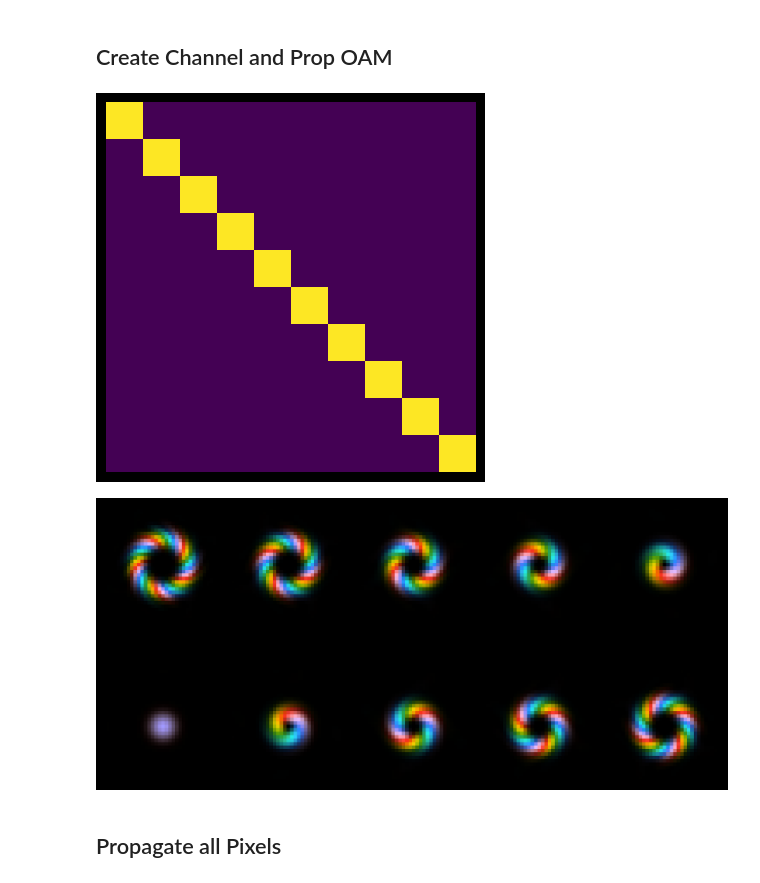
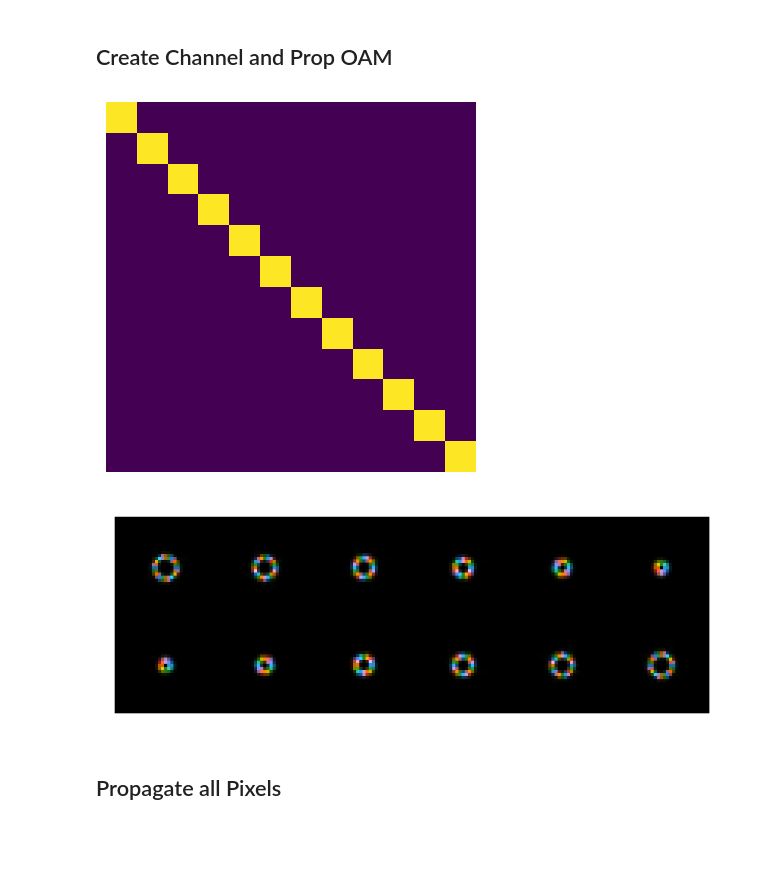
Before and after one commit to LukasScarfe/Eigen, a Jupyter notebook: eigenmodes.ipynb, the cells around one changed output. Cells and saved outputs as stored; diff of their text form; code cells hidden in the pictures; blank space fills up the shorter version.

```diff
--- a/eigenmodes.ipynb
+++ b/eigenmodes.ipynb
@@ -169,8 +169,9 @@ def plotBeamSingle(F,aperature=False,intensity=True,phase=True,filename=None,dpi
 
 
 #Show a plot of an array of beams with phase and intensity
-def plotBeamMulti(Fs,rows=1,aperature=False,intensity=True,phase=True,filename=None,dpi=300):
-    fig = plt.figure(1,dpi=300)
+def plotBeamMulti(Fs: list[Field],rows: int=1,aperature: int=0,intensity: bool=True,phase: bool=True,filename: str=None,dpi: int=300, facecolor='black') -> None:
+
+
     totalModes = len(Fs)
     if rows>=totalModes:
         columns=1
@@ -179,23 +180,40 @@ def plotBeamMulti(Fs,rows=1,aperature=False,intensity=True,phase=True,filename=N
         columns = totalModes//rows + (1 if totalModes%rows else 0)
     Position = range(1,totalModes + 1)
 
+    fig_width = columns * (Fs[0].N *5 / dpi)
+    fig_height = rows * (Fs[0].N *5 / dpi)
+
+    fig = plt.figure(1,figsize=(fig_width, fig_height),dpi=300)
+
     for index,F in enumerate(Fs):
         I=1-Intensity(1,F)
         Phi=np.mod(Phase(F),2*np.pi)
 
         ax = fig.add_subplot(rows,columns,Position[index])
+        ax.set_facecolor('black')
+        ax.set_axis_off()
+        ax.set_xticks([])
+        ax.set_yticks([])
+        ax.set_frame_on(False)
+        ax.margins(0)
+        ax.xaxis.set_major_locator(plt.NullLocator())
+        ax.yaxis.set_major_locator(plt.NullLocator())
 
         ax.imshow(Phi,cmap=pmap,vmin=0,vmax=2*np.pi,interpolation='None') if phase==True else None
         ax.imshow(I,cmap=imap if phase==True else plt.colormaps['gray_r'] ,vmin=np.min(I),vmax=np.max(I),interpolation='None') if intensity ==True else None
 
-        if aperature!=False:
-            N=Fs[0].N
-            circle = plt.Circle((int(30*N/2), int(30*N/2)),30*N/2, color='w', fill=False)
+        if aperature:
+            centre=(Fs[0].N/2-0.5,Fs[0].N/2-0.5) if Fs[0].N%2 == 1 else (Fs[0].N/2,Fs[0].N/2)
+            circle = plt.Circle(centre,aperature, color='w', fill=False,linewidth=0.5)
             ax.add_patch(circle)
-        plt.axis('off')
-        plt.tight_layout()
-    if filename!=None:
+
+    #plt.subplots_adjust(left=0, right=1, top=1, bottom=0, wspace=0, hspace=0)
+
+    plt.tight_layout(pad=0, w_pad=0, h_pad=0)
+
+    if filename:
         plt.savefig(f'images/{filename}')
+
     plt.show()
 
 
@@ -382,29 +400,29 @@ N=32
 
 #Beam Parameters
 wavelength = 633*nm
-w0=6.67/2*cm
+w0=6.67/2/2*cm
 
 #Propagataion Params
-z=5000*m
+z=50*m
 numberOfPhaseScreens=1
 
 #Turbulence Parameters
-Turbulence=0.0000011
+Turbulence=0.00000000000011
 r0=size/Turbulence
 abbs=[aotools.turbulence.phasescreen.ft_sh_phase_screen(r0,N,size/N,100,0.001) for i in range(numberOfPhaseScreens)]
 # %%
 F=Begin(size,wavelength,N)
 
-beams=[propChannel(OAM(F,w0,i),z,numberOfPhaseScreens,0) for i in progress(range(-5,5))]
-errorBeams=[propChannel(OAM(F,w0,i),z,abbs,0) for i in progress(range(-5,5))]
+beams=[propChannel(OAM(F,w0,i),z,numberOfPhaseScreens,0) for i in progress(ell(12))]
+errorBeams=[propChannel(OAM(F,w0,i),z,abbs,0) for i in progress(ell(12))]
 
 plotCrosstalk(crosstalk(beams,errorBeams))
 plotBeam(errorBeams,rows=2)
 #plotBeam(errorBeams,rows=2,phase=False)
 #plotBeam(errorBeams,rows=2,intensity=False)
 # %% [output]
-[figure, old version]
+[figure, new version]
-[figure, old version]
+[figure, new version]
 # %% [markdown]
 ## Propagate all Pixels
 # %%
```
Also changed, not shown: parts of 6 cells of this notebook, 3 other files.
